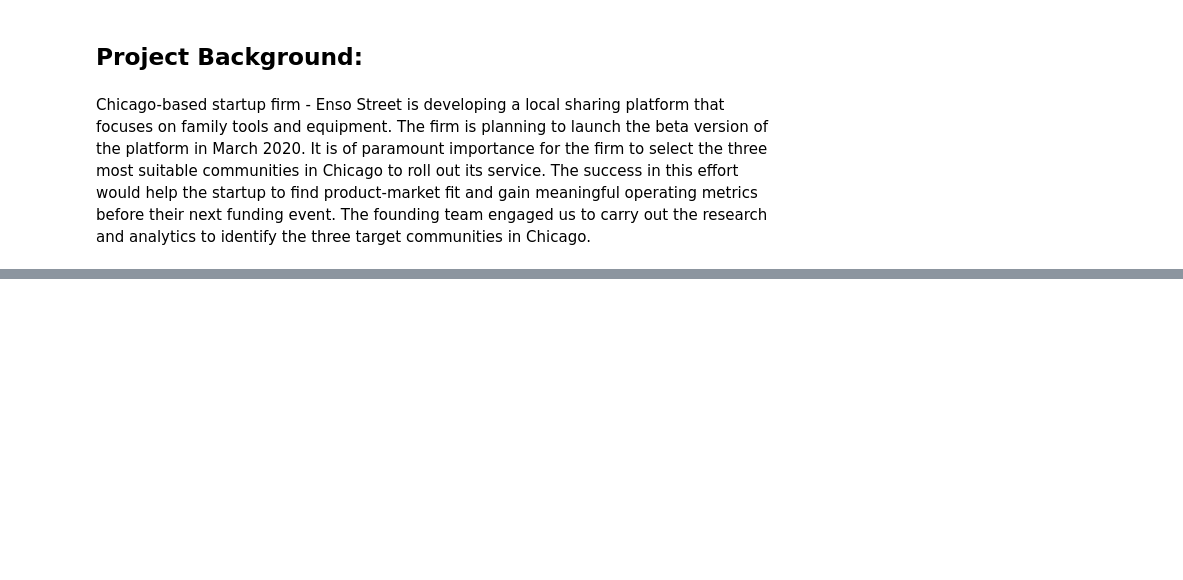
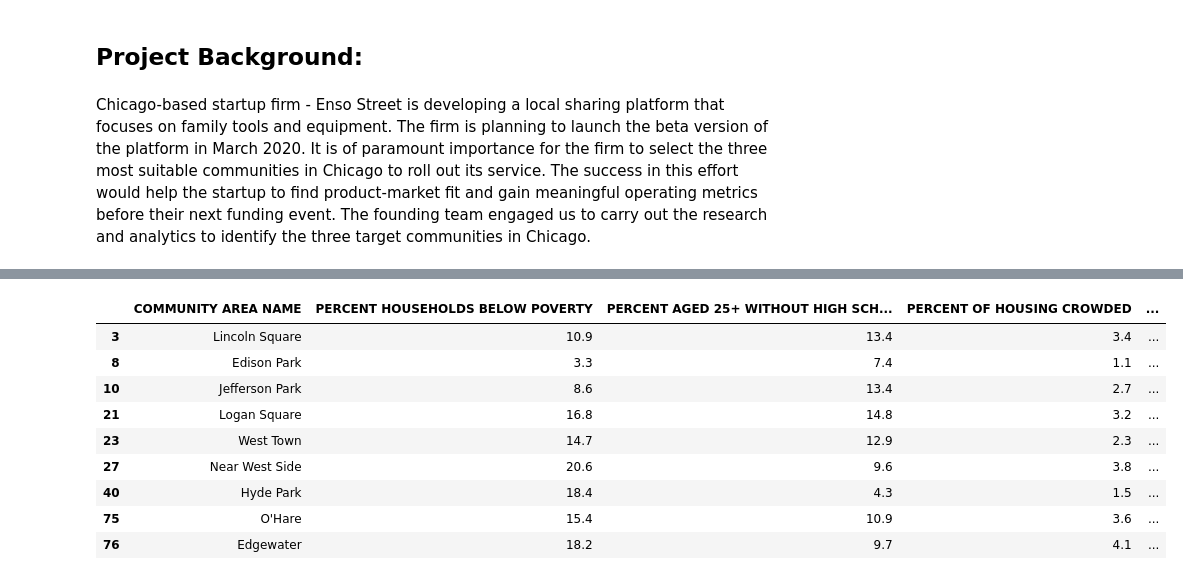
Before and after one commit to Zukerherr/Enso_Street, a Jupyter notebook: Enso_Street_Community_Target.ipynb, the cells around one changed output, grey strips where cells are left out. Saved outputs shown, nothing was run; the diff lists cells and outputs as text; code cells hidden in the pictures; blank space fills up the shorter version.

```diff
--- a/Enso_Street_Community_Target.ipynb
+++ b/Enso_Street_Community_Target.ipynb
@@ -10,0 +85,4 @@ Geographic data: The firm will compete, to some extent, with stores (i.e., Home
+# %%
+# use k-means to cluster the neighborhood into 3 clusters based on all socioeconomic data
+kclusters = 3
+df_filtered_clustering = df_filtered.drop('COMMUNITY AREA NAME', 1)
@@ -10,0 +107,16 @@ Geographic data: The firm will compete, to some extent, with stores (i.e., Home
+# %%
+#examine each cluster
+#Cluster 1
+
+df_filtered.loc[df_filtered['Demo Cluster Labels'] == 0, df_filtered.columns[[1] + list(range(2, df_filtered.shape[1]))]]
+# %% [output]
+|  | COMMUNITY AREA NAME | PERCENT HOUSEHOLDS BELOW POVERTY | PERCENT AGED 25+ WITHOUT HIGH SCH... | PERCENT OF HOUSING CROWDED | ... |
+| 3 | Lincoln Square | 10.9 | 13.4 | 3.4 | ... |
+| 8 | Edison Park | 3.3 | 7.4 | 1.1 | ... |
+| 10 | Jefferson Park | 8.6 | 13.4 | 2.7 | ... |
+| 21 | Logan Square | 16.8 | 14.8 | 3.2 | ... |
+| 23 | West Town | 14.7 | 12.9 | 2.3 | ... |
+| 27 | Near West Side | 20.6 | 9.6 | 3.8 | ... |
+| 40 | Hyde Park | 18.4 | 4.3 | 1.5 | ... |
+| 75 | O'Hare | 15.4 | 10.9 | 3.6 | ... |
+| 76 | Edgewater | 18.2 | 9.7 | 4.1 | ... |
```
Also changed, not shown: parts of 45 cells of this notebook.
